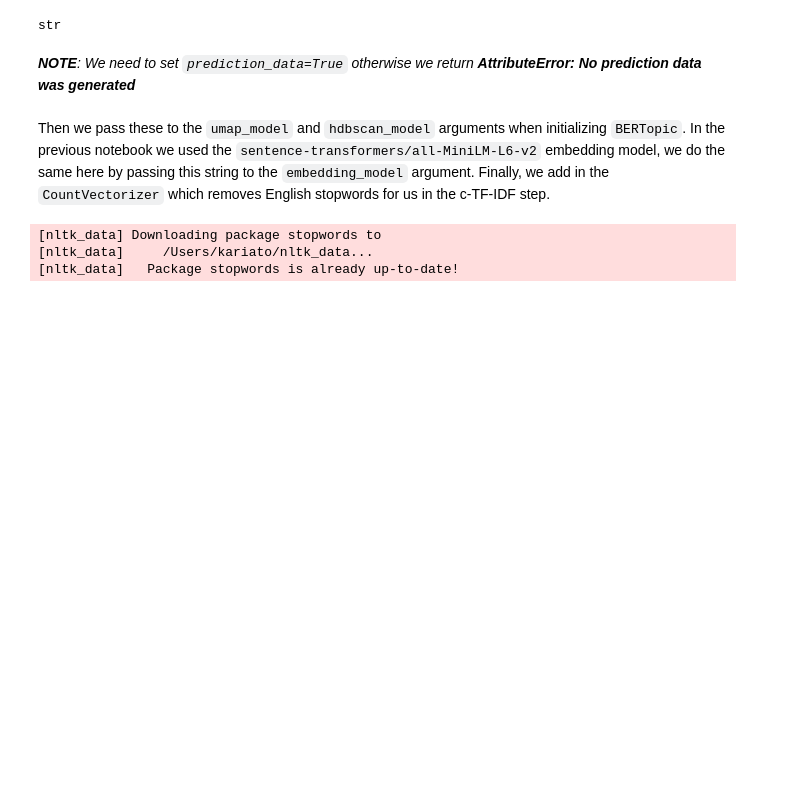
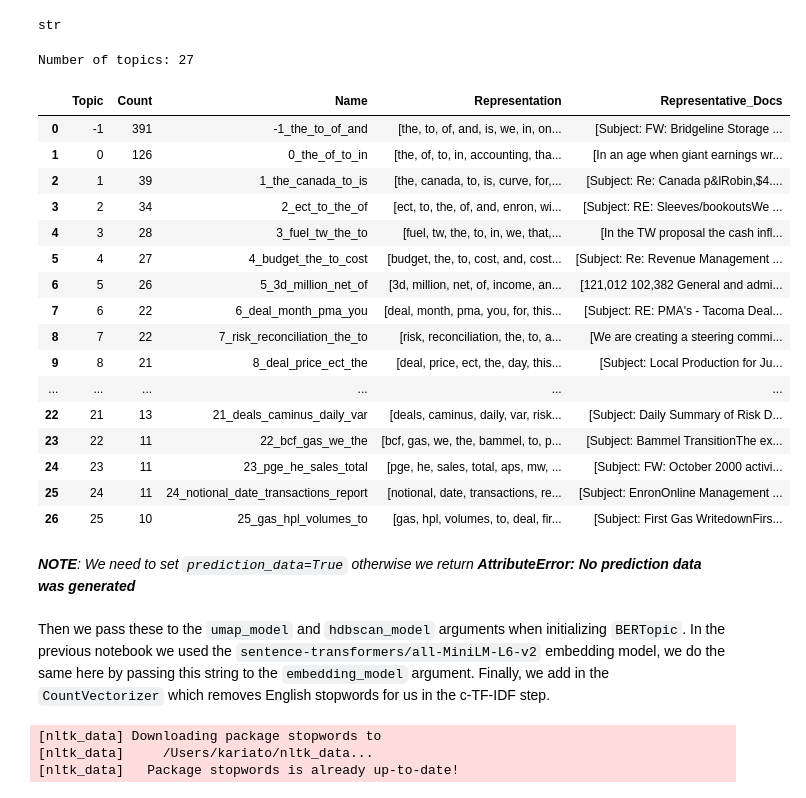
Before and after one commit to kariato/GTPracticum, a Jupyter notebook: EDA/BertTopicModel.ipynb, the cells around one changed output. Cells and saved outputs as stored; diff of their text form; code cells hidden in the pictures; blank space fills up the shorter version.

```diff
--- a/EDA/BertTopicModel.ipynb
+++ b/EDA/BertTopicModel.ipynb
@@ -59,7 +59,7 @@ def cleanText(text):
     return text
 # %%
 query = "mark to market accounting offsetting concerns hiding losses"
-docs = db3.similarity_search_with_score(query,k=4000)
+docs = db2.similarity_search_with_score(query,k=4000)
 topics=[]
 for doc in docs:
     details = cleanText(doc[0].page_content)
@@ -72,0 +86,4 @@ str
+# %%
+from bertopic import BERTopic
+model = BERTopic(embedding_model=embedding_model)
+topics2, probs = model.fit_transform(topics)
@@ -73,3 +96,26 @@ str
+# %%
+freq = model.get_topic_info()
+print("Number of topics: {}".format( len(freq)))
+freq
+# %% [output]
+Number of topics: 27
+|  | Topic | Count | Name | Representation | Representative_Docs |
+| 0 | -1 | 391 | -1_the_to_of_and | [the, to, of, and, is, we, in, on... | [Subject: FW: Bridgeline Storage ... |
+| 1 | 0 | 126 | 0_the_of_to_in | [the, of, to, in, accounting, tha... | [In an age when giant earnings wr... |
+| 2 | 1 | 39 | 1_the_canada_to_is | [the, canada, to, is, curve, for,... | [Subject: Re: Canada p&lRobin,$4.... |
+| 3 | 2 | 34 | 2_ect_to_the_of | [ect, to, the, of, and, enron, wi... | [Subject: RE: Sleeves/bookoutsWe ... |
+| 4 | 3 | 28 | 3_fuel_tw_the_to | [fuel, tw, the, to, in, we, that,... | [In the TW proposal the cash infl... |
+| 5 | 4 | 27 | 4_budget_the_to_cost | [budget, the, to, cost, and, cost... | [Subject: Re: Revenue Management ... |
+| 6 | 5 | 26 | 5_3d_million_net_of | [3d, million, net, of, income, an... | [121,012 102,382 General and admi... |
+| 7 | 6 | 22 | 6_deal_month_pma_you | [deal, month, pma, you, for, this... | [Subject: RE: PMA's - Tacoma Deal... |
+| 8 | 7 | 22 | 7_risk_reconciliation_the_to | [risk, reconciliation, the, to, a... | [We are creating a steering commi... |
+| 9 | 8 | 21 | 8_deal_price_ect_the | [deal, price, ect, the, day, this... | [Subject: Local Production for Ju... |
+| ... | ... | ... | ... | ... | ... |
+| 22 | 21 | 13 | 21_deals_caminus_daily_var | [deals, caminus, daily, var, risk... | [Subject: Daily Summary of Risk D... |
+| 23 | 22 | 11 | 22_bcf_gas_we_the | [bcf, gas, we, the, bammel, to, p... | [Subject: Bammel TransitionThe ex... |
+| 24 | 23 | 11 | 23_pge_he_sales_total | [pge, he, sales, total, aps, mw, ... | [Subject: FW: October 2000 activi... |
+| 25 | 24 | 11 | 24_notional_date_transactions_report | [notional, date, transactions, re... | [Subject: EnronOnline Management ... |
+| 26 | 25 | 10 | 25_gas_hpl_volumes_to | [gas, hpl, volumes, to, deal, fir... | [Subject: First Gas WritedownFirs... |
 # %%
 from umap import UMAP
 from hdbscan import HDBSCAN
```
Also changed, not shown: parts of 7 cells of this notebook, 3 other files.
